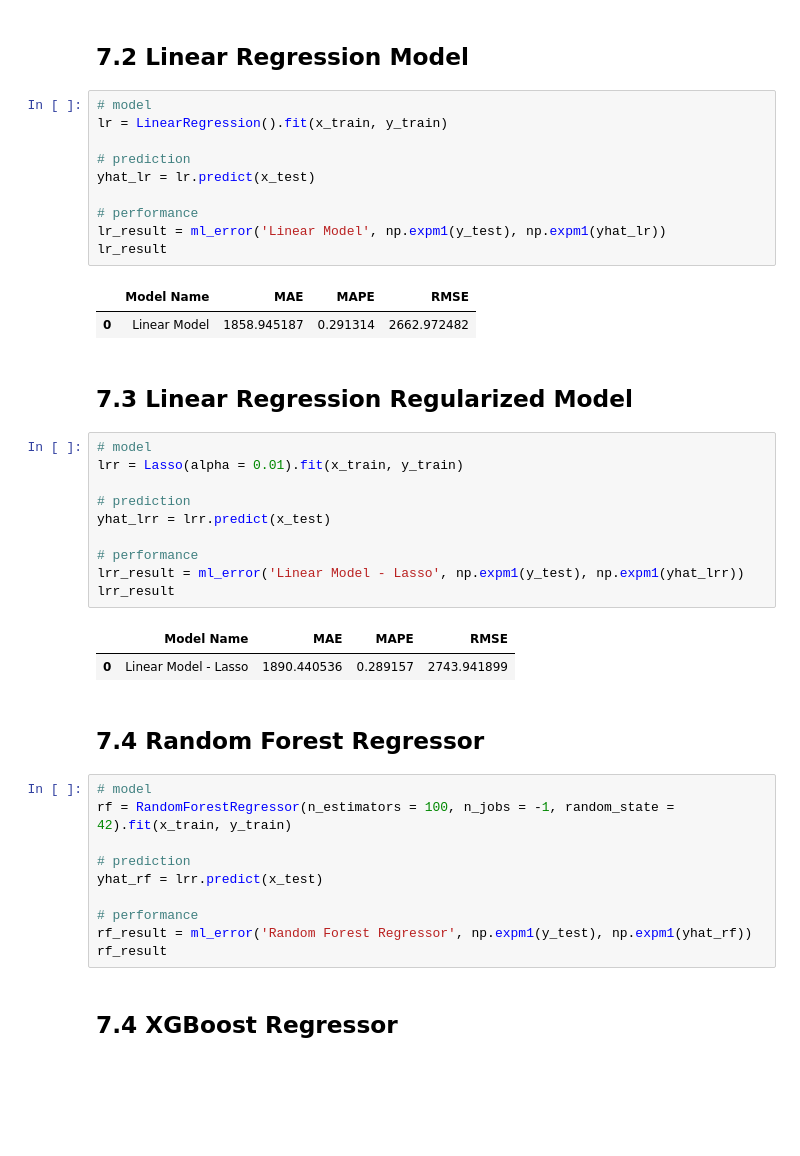
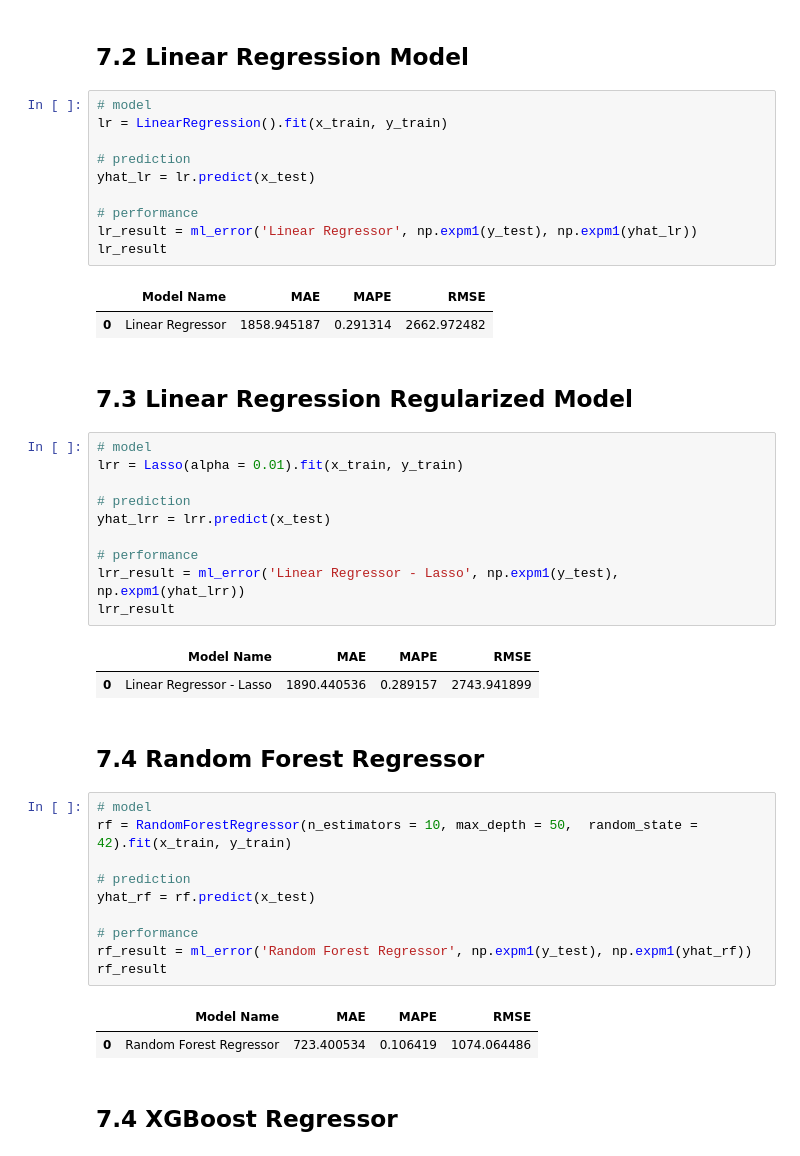
Before and after one commit to elielsantospaes/DS_em_Producao, a Jupyter notebook: Módulo_9_v1_store_sales_prediction.ipynb, the cells around one changed output. Drawn from its saved outputs; the diff is of its cells as text; blank space fills up the shorter version.

Commit message:
Fim da implementação dos modelos não lineares

```diff
--- a/Módulo_9_v1_store_sales_prediction.ipynb
+++ b/Módulo_9_v1_store_sales_prediction.ipynb
@@ -1033,16 +1034,16 @@ baseline_result
 # %%
 # model
 lr = LinearRegression().fit(x_train, y_train)
 
 # prediction
 yhat_lr = lr.predict(x_test)
 
 # performance
-lr_result = ml_error('Linear Model', np.expm1(y_test), np.expm1(yhat_lr))
+lr_result = ml_error('Linear Regressor', np.expm1(y_test), np.expm1(yhat_lr))
 lr_result
 # %% [output]
 |  | Model Name | MAE | MAPE | RMSE |
-| 0 | Linear Model | 1858.945187 | 0.291314 | 2662.972482 |
+| 0 | Linear Regressor | 1858.945187 | 0.291314 | 2662.972482 |
 # %% [markdown]
 ## 7.3 Linear Regression Regularized Model
 # %%
@@ -1053,23 +1054,26 @@ lrr = Lasso(alpha = 0.01).fit(x_train, y_train)
 yhat_lrr = lrr.predict(x_test)
 
 # performance
-lrr_result = ml_error('Linear Model - Lasso', np.expm1(y_test), np.expm1(yhat_lrr))
+lrr_result = ml_error('Linear Regressor - Lasso', np.expm1(y_test), np.expm1(yhat_lrr))
 lrr_result
 # %% [output]
 |  | Model Name | MAE | MAPE | RMSE |
-| 0 | Linear Model - Lasso | 1890.440536 | 0.289157 | 2743.941899 |
+| 0 | Linear Regressor - Lasso | 1890.440536 | 0.289157 | 2743.941899 |
 # %% [markdown]
 ## 7.4 Random Forest Regressor
 # %%
 # model
-rf = RandomForestRegressor(n_estimators = 100, n_jobs = -1, random_state = 42).fit(x_train, y_train)
+rf = RandomForestRegressor(n_estimators = 10, max_depth = 50,  random_state = 42).fit(x_train, y_train)
 
 # prediction
-yhat_rf = lrr.predict(x_test)
+yhat_rf = rf.predict(x_test)
 
 # performance
 rf_result = ml_error('Random Forest Regressor', np.expm1(y_test), np.expm1(yhat_rf))
 rf_result
+# %% [output]
+|  | Model Name | MAE | MAPE | RMSE |
+| 0 | Random Forest Regressor | 723.400534 | 0.106419 | 1074.064486 |
 # %% [markdown]
 ## 7.4 XGBoost Regressor
 # %%
```
Also changed, not shown: parts of 6 cells of this notebook.
